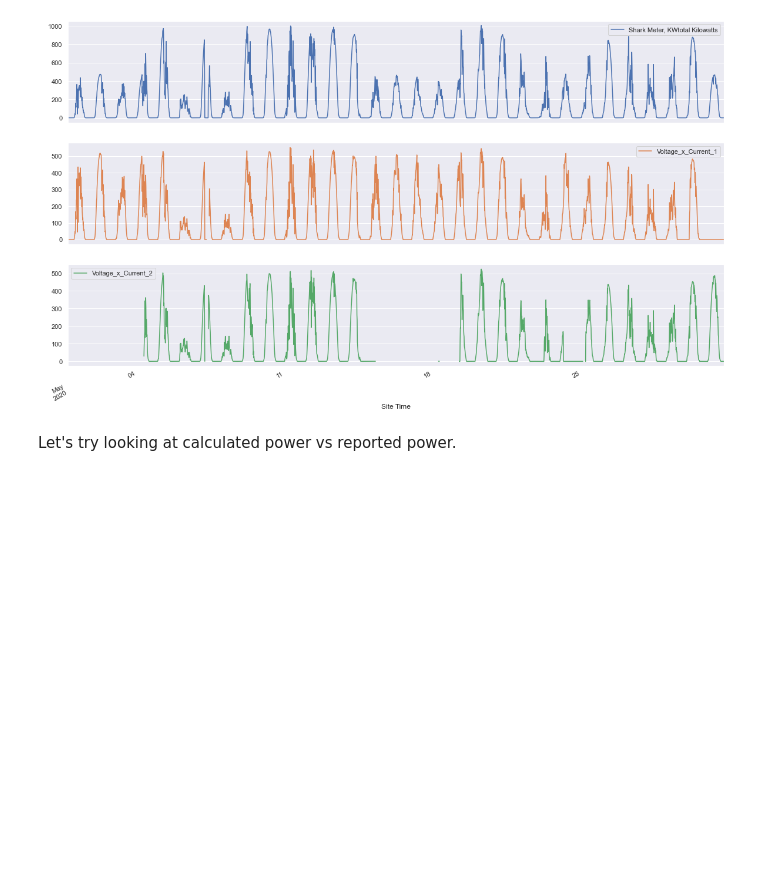
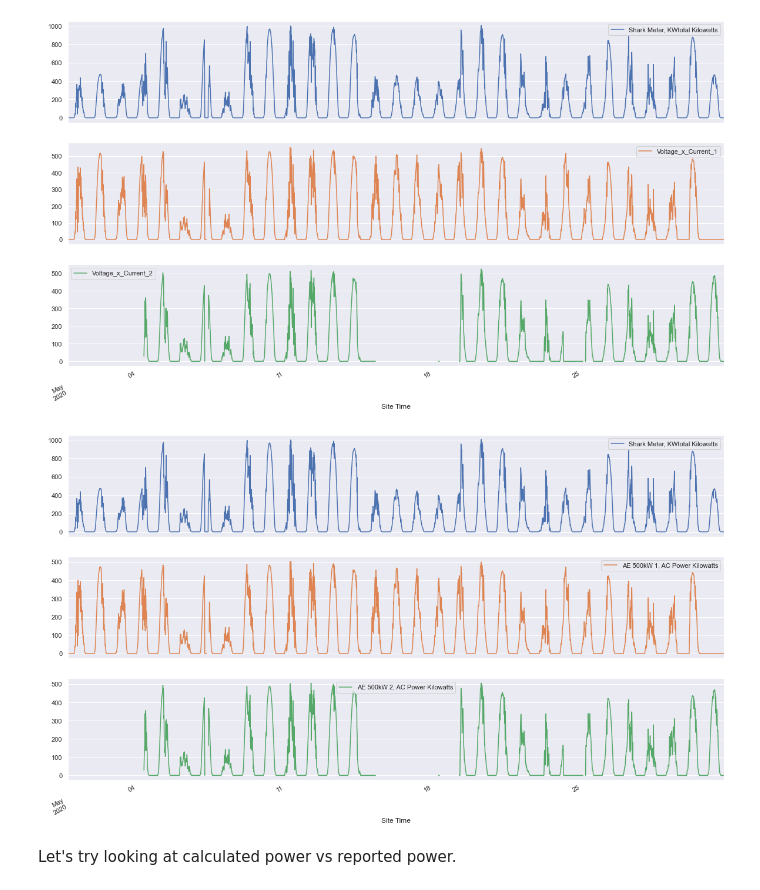
Before and after one commit to ruthcaswellsmith/Capstone---Solar-Energy, a Jupyter notebook: notebooks/Solar - Data Wrangling.ipynb, the cells around one changed output. Saved outputs shown, nothing was run; the diff lists cells and outputs as text; code cells hidden in the pictures; blank space fills up the shorter version.

```diff
--- a/notebooks/Solar - Data Wrangling.ipynb
+++ b/notebooks/Solar - Data Wrangling.ipynb
@@ -356,6 +354,10 @@ df['Voltage_x_Current_2'] = df.apply(lambda x: x['AE 500kW 2, PV current Amps']
 df[['Shark Meter, KWtotal Kilowatts','Voltage_x_Current_1','Voltage_x_Current_2']].loc['2020-05'].plot(subplots=True, layout=(3,1),figsize=(20,12));
 # %% [output]
 [figure]
+# %%
+df[['Shark Meter, KWtotal Kilowatts','AE 500kW 1, AC Power Kilowatts','AE 500kW 2, AC Power Kilowatts']].loc['2020-05'].plot(subplots=True, layout=(3,1),figsize=(20,12));
+# %% [output]
+[figure, added]
 # %% [markdown]
 Let's try looking at calculated power vs reported power.
 # %%
```
Also changed, not shown: parts of 3 cells of this notebook.
